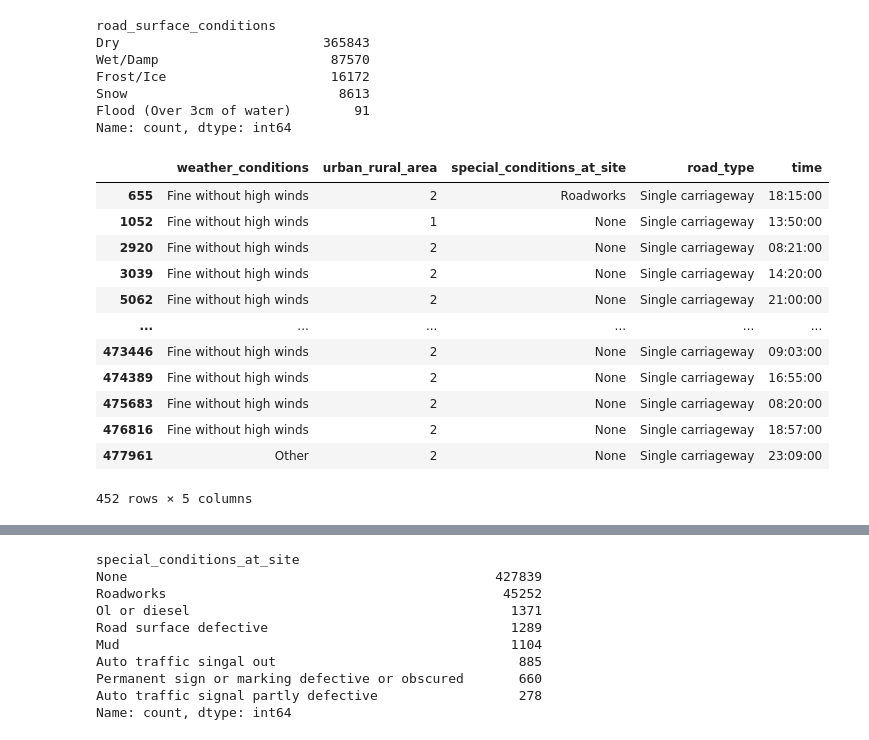
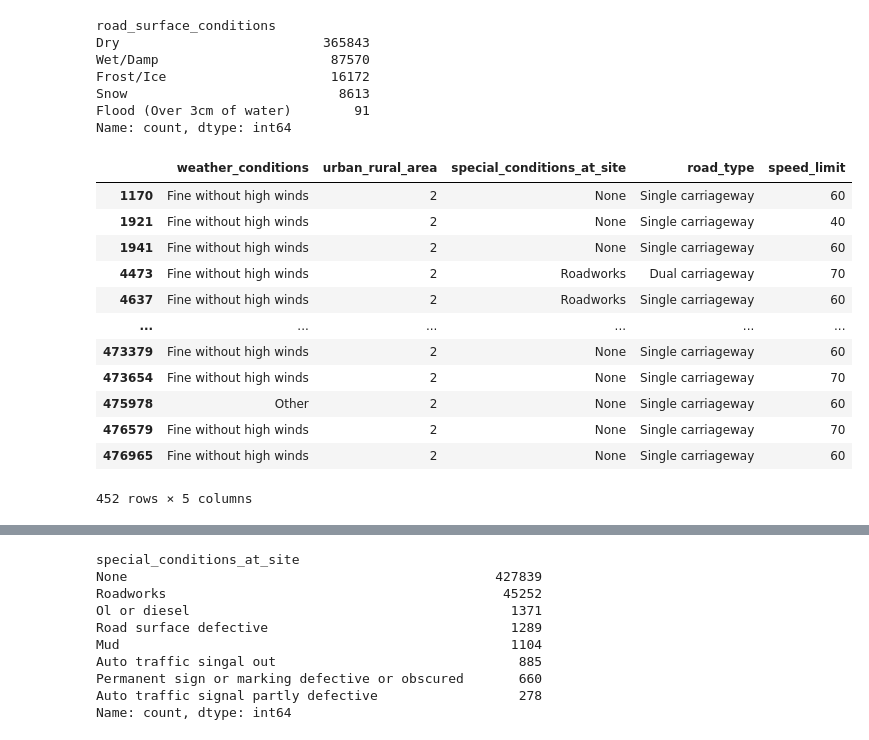
Before and after one commit to The-DigitalAcademy/Accidents_Analysis, a Jupyter notebook: PythonAnalysis.ipynb, the cells around one changed output, grey strips where cells are left out. Saved outputs shown, nothing was run; the diff lists cells and outputs as text; code cells hidden in the pictures.

```diff
--- a/PythonAnalysis.ipynb
+++ b/PythonAnalysis.ipynb
@@ -10,6 +10,38 @@ import numpy as np
 from sqlalchemy import create_engine
 # %%
 engine = create_engine('postgresql+psycopg2://postgres:accident_analysis@localhost:5432/accident_analysis')
+# %%
+query = """
+SELECT
+    "accident_id",
+    "police_force",
+    "number_of_vehicles",
+    "number_of_casualties",
+    "date",
+    "day_of_week",
+    "time",
+    "local_authority_district",
+    "local_authority_highway",
+    "first_road_class",
+    "first_road_number",
+    "road_type",
+    "speed_limit",
+    "second_road_class",
+    "second_road_number",
+    "pedestrian_crossing_human_control",
+    "pedestrian_crossing_physical_facilities",
+    "light_conditions",
+    "weather_conditions",
+    "road_surface_conditions",
+    "special_conditions_at_site",
+    "carriageway_hazards",
+    "urban_rural_area",
+    "police_present_at_scene",
+    "state",
+    "postcode",
+    "country"
+FROM accident_analysis;
+"""
 # %%
 df = pd.read_sql(query, engine)
 # %%
@@ -94,25 +126,25 @@ Name: count, dtype: int64
 # %%
 
 missing_road_surface = df['road_surface_conditions'].isna()
 
 
-missing_comparison = df[missing_road_surface][['weather_conditions', 'urban_rural_area', 'special_conditions_at_site','road_type','time']]
+missing_comparison = df[missing_road_surface][['weather_conditions', 'urban_rural_area', 'special_conditions_at_site','road_type','speed_limit']]
 
 
 missing_comparison
 # %% [output]
-|  | weather_conditions | urban_rural_area | special_conditions_at_site | road_type | time |
-| 655 | Fine without high winds | 2 | Roadworks | Single carriageway | 18:15:00 |
-| 1052 | Fine without high winds | 1 | None | Single carriageway | 13:50:00 |
-| 2920 | Fine without high winds | 2 | None | Single carriageway | 08:21:00 |
-| 3039 | Fine without high winds | 2 | None | Single carriageway | 14:20:00 |
-| 5062 | Fine without high winds | 2 | None | Single carriageway | 21:00:00 |
+|  | weather_conditions | urban_rural_area | special_conditions_at_site | road_type | speed_limit |
+| 1170 | Fine without high winds | 2 | None | Single carriageway | 60 |
+| 1921 | Fine without high winds | 2 | None | Single carriageway | 40 |
+| 1941 | Fine without high winds | 2 | None | Single carriageway | 60 |
+| 4473 | Fine without high winds | 2 | Roadworks | Dual carriageway | 70 |
+| 4637 | Fine without high winds | 2 | Roadworks | Single carriageway | 60 |
 | ... | ... | ... | ... | ... | ... |
-| 473446 | Fine without high winds | 2 | None | Single carriageway | 09:03:00 |
-| 474389 | Fine without high winds | 2 | None | Single carriageway | 16:55:00 |
-| 475683 | Fine without high winds | 2 | None | Single carriageway | 08:20:00 |
-| 476816 | Fine without high winds | 2 | None | Single carriageway | 18:57:00 |
-| 477961 | Other | 2 | None | Single carriageway | 23:09:00 |
+| 473379 | Fine without high winds | 2 | None | Single carriageway | 60 |
+| 473654 | Fine without high winds | 2 | None | Single carriageway | 70 |
+| 475978 | Other | 2 | None | Single carriageway | 60 |
+| 476579 | Fine without high winds | 2 | None | Single carriageway | 70 |
+| 476965 | Fine without high winds | 2 | None | Single carriageway | 60 |
 452 rows × 5 columns
 # %%
 
```
Also changed, not shown: parts of 24 cells of this notebook, 1 other file.
